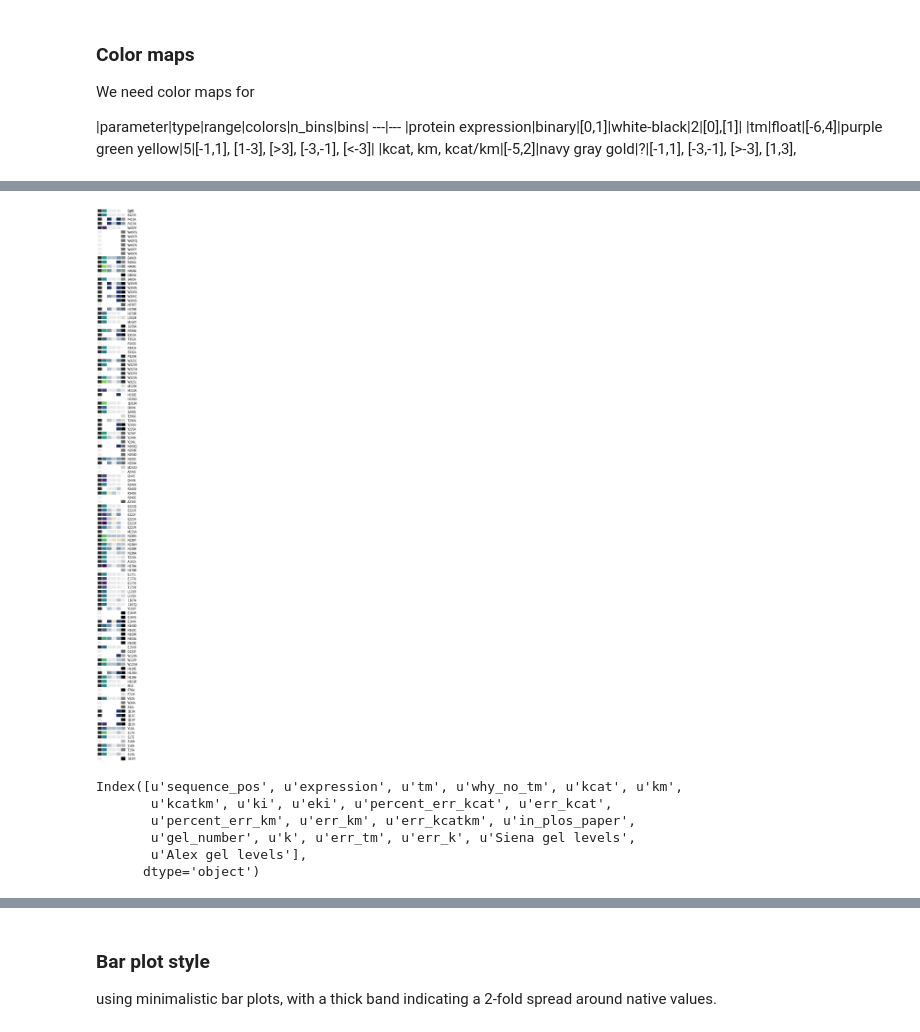
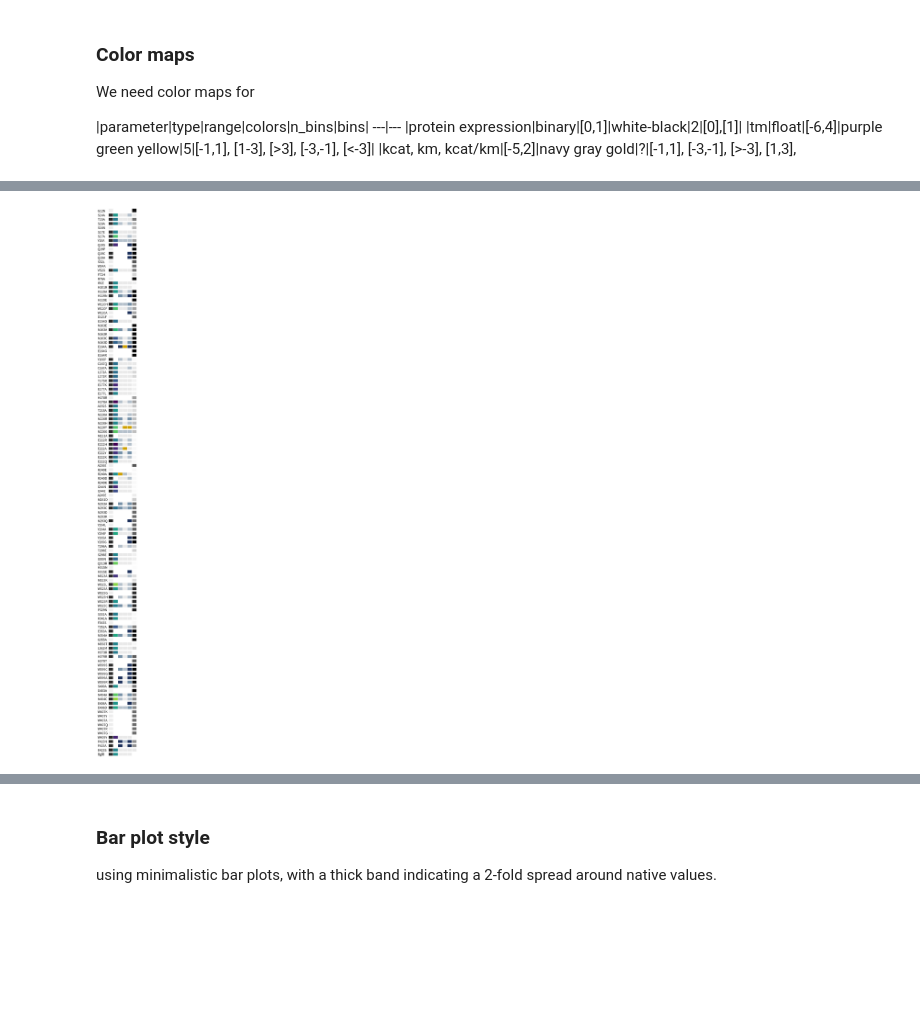
Before and after one commit to dacarlin/bglb_thermal, a Jupyter notebook: paper_draft/figures_for_paper.ipynb, the cells around one changed output, grey strips where cells are left out. Saved outputs shown, nothing was run; the diff lists cells and outputs as text; code cells hidden in the pictures; blank space fills up the shorter version.

```diff
--- a/paper_draft/figures_for_paper.ipynb
+++ b/paper_draft/figures_for_paper.ipynb
@@ -133,10 +130,12 @@ h.kcatkm = log10( h.kcatkm / 174000 )
 h.expression = h.expression # boolean
 h['percent_conserved'] = h.sequence_pos.map( my_dict )
 #h.replace( [ -inf ], -5, inplace=True ) # damn son
-h = h.sort_values( by='sequence_pos' )
+h = h.sort_values( by='sequence_pos', ascending=True )
 
 # sanity check: what are the WT values after this procedure?
-print h.loc[ 'BglB' ]
+print( h.loc[ 'BglB' ] )
+
+print( h.head() )
 # %% [output]
 expression           1.0
 tm                   0.0
@@ -238,8 +238,10 @@ cmap = mpl.colors.ListedColormap([
     ( .46, .57, .66 ), # medium blue
     ( .71, .76, .80 ), # light blue
     ( .92, .92, .92 ), # grey
-    ( .92, .88, .74 ), # light yellow
-    ( .88, .80, .51 ), # medium yellow
+#     ( .92, .88, .74 ), # light yellow
+#    ( .88, .80, .51 ), # medium yellow
+    ( .81, .63, 0. ),  # deep yellow
+    ( .81, .63, 0. ),  # deep yellow
     ( .81, .63, 0. ),  # deep yellow
 #     ( .81, .63, 0. ),  # deep yellow
 #     ( .81, .63, 0. ),  # deep yellow
@@ -292,35 +282,25 @@ my_params = {
 # %%
 to_plot = enumerate( [ 'expression', 'tm', 'kcat', 'km', 'kcatkm', 'percent_conserved' ] )
 
-plt.figure( figsize=(20,90) )
+plt.figure( figsize=(22,90) )
 plt.subplots_adjust( left=1., right=1.1 )
 
 for i, col in to_plot:
-    plt.subplot( 1, 7, i+1 )
-    plt.imshow( h[ [ col ] ], interpolation='none', origin=0, **my_params[ col ] )
+    plt.subplot( 1, 8, i+3 )
+    plt.imshow( h[ [ col ] ], interpolation='none', **my_params[ col ] )
     plt.xticks([]); plt.yticks([])
     plt.box( 0 )
 
+    # white lines
     for i, r in enumerate( h.index ):
         plt.plot( [ -.5, .5 ], [ i+0.5, i+0.5 ], c='w', lw=6 )
 
 # mutant labels
 font = { 'fontsize': 15, 'fontname': 'Source Sans Pro', }
 for i, r in enumerate( h.index ):
-    plt.text( 1, i-0.3, r, fontdict=font )
+    plt.text( -8.6, i+0.3, r, fontdict=font )
 
 plt.subplots_adjust(wspace=0.1, hspace=0)
-
-#plt.show()
 #plt.savefig( 'heatmap_out.png', dpi=200 )
 # %% [output]
-[figure, old version]
+[figure, new version]
-# %%
-print df.columns
-# %% [output]
-Index([u'sequence_pos', u'expression', u'tm', u'why_no_tm', u'kcat', u'km',
-       u'kcatkm', u'ki', u'eki', u'percent_err_kcat', u'err_kcat',
-       u'percent_err_km', u'err_km', u'err_kcatkm', u'in_plos_paper',
-       u'gel_number', u'k', u'err_tm', u'err_k', u'Siena gel levels',
-       u'Alex gel levels'],
-      dtype='object')
```
Also changed, not shown: parts of 29 cells of this notebook.
